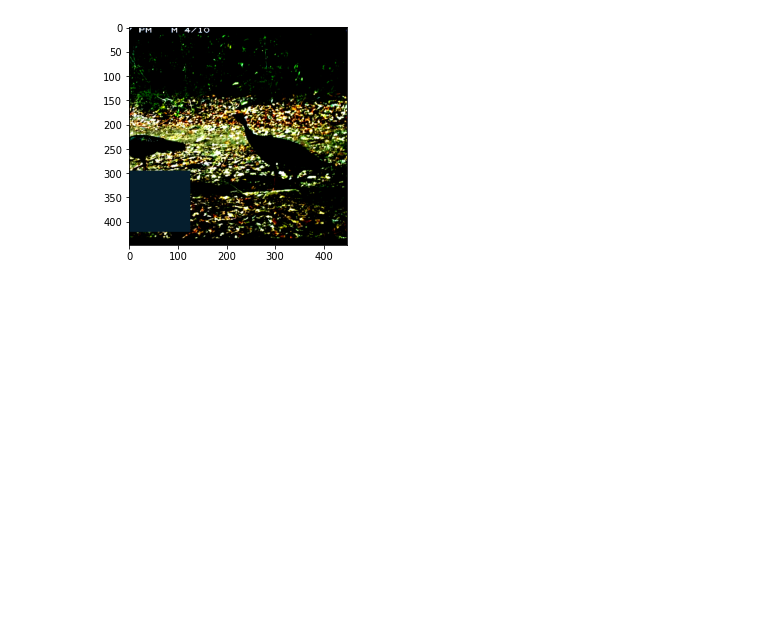
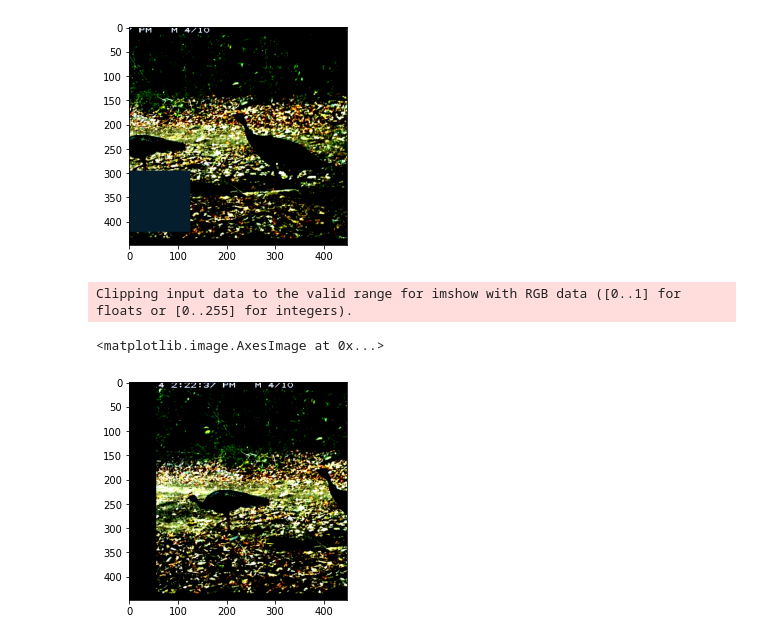
Before and after one commit to vijayakuruba/IFT6759_Distribution_shifts_WILDS, a Jupyter notebook: Data_augument.ipynb, the cells around one changed output. Saved outputs shown, nothing was run; the diff lists cells and outputs as text; code cells hidden in the pictures; blank space fills up the shorter version.

```diff
--- a/Data_augument.ipynb
+++ b/Data_augument.ipynb
@@ -156,3 +157,28 @@ plt.imshow(img5)
 Clipping input data to the valid range for imshow with RGB data ([0..1] for floats or [0..255] for integers).
 <matplotlib.image.AxesImage at 0x...>
 [figure]
+# %%
+should_normalize = True # True/False
+weak1_transform=([
+            transforms.RandomHorizontalFlip(),
+            transforms.RandomCrop(
+                size=target_resolution
+            ),
+            WeakAugment(
+
+                augmentation_pool=WEAK_AUGMENTATION_POOL,
+            ),
+        ])
+
+if should_normalize:
+   weak1_transform.append(transforms.ToTensor())
+   weak1_transform.append(normalization)
+weak1_transform=transforms.Compose(weak1_transform)
+# %%
+img6 = weak1_transform(x)
+img6=img6.squeeze().permute(1,2,0)
+plt.imshow(img6)
+# %% [output]
+Clipping input data to the valid range for imshow with RGB data ([0..1] for floats or [0..255] for integers).
+<matplotlib.image.AxesImage at 0x...>
+[figure, added]
```
Also changed, not shown: parts of 2 cells of this notebook.
